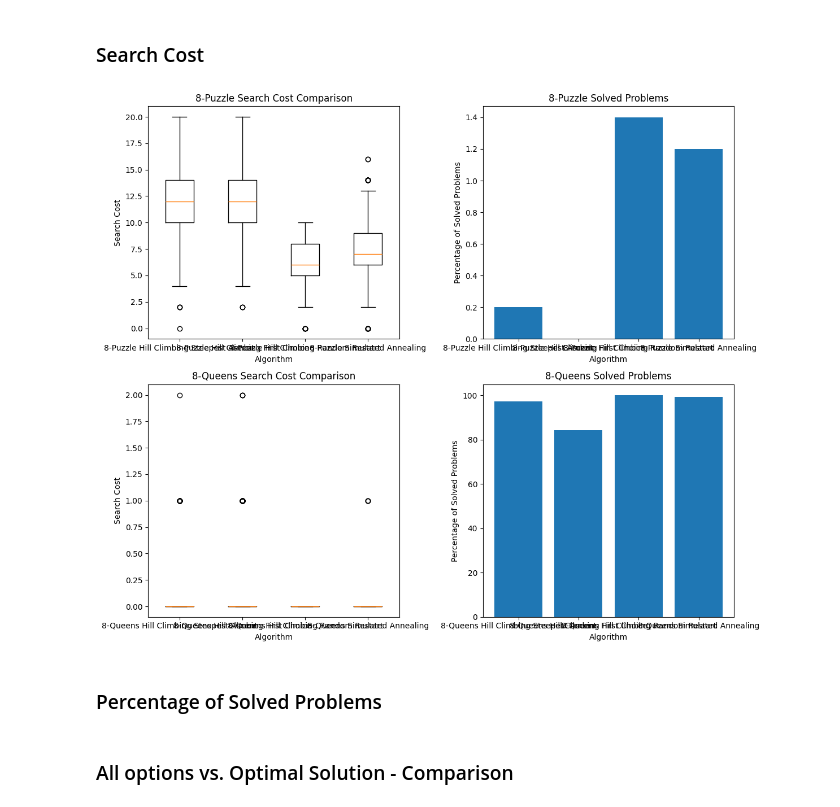
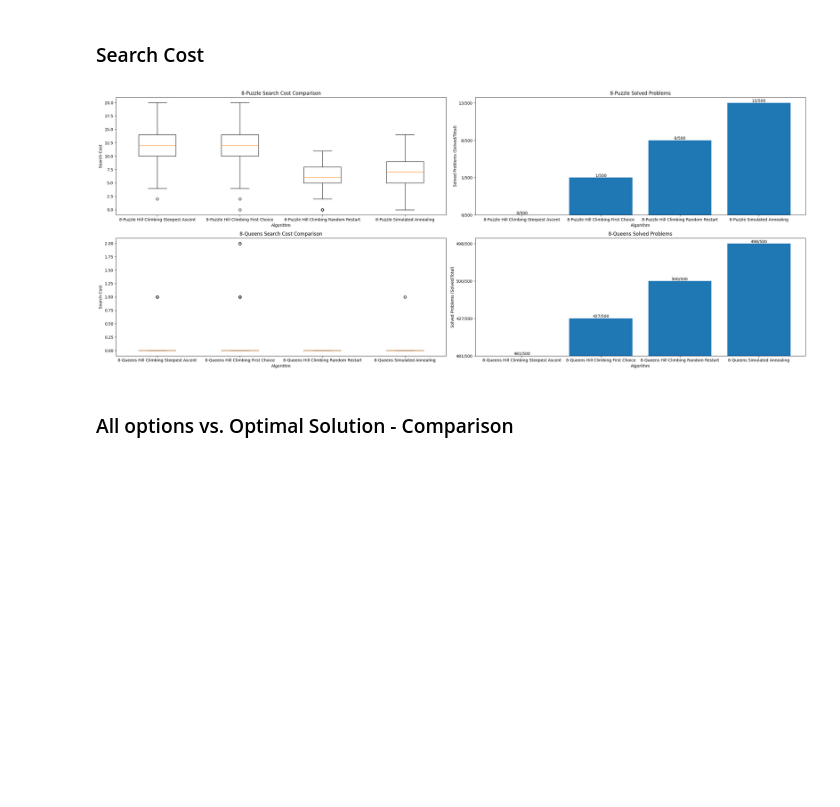
Before and after one commit to panchi64/ai-hw, a Jupyter notebook: hw-4/Group B - Programming Assignment 3.ipynb, the cells around one changed output. Saved outputs shown, nothing was run; the diff lists cells and outputs as text; code cells hidden in the pictures; blank space fills up the shorter version.

Commit message:
Edited the plots
Plots are wider to fit algorithm names and now box plots contain the amount of solved problems on the bars.

```diff
--- a/hw-4/Group B - Programming Assignment 3.ipynb
+++ b/hw-4/Group B - Programming Assignment 3.ipynb
@@ -366,7 +366,7 @@ def sa_8_queens(initial_state, initial_temperature, cooling_rate, max_iterations
 ### Search Cost
 # %%
 def visualize_search_costs(results):
-    fig, axes = plt.subplots(nrows=2, ncols=2, figsize=(12, 10))
+    fig, axes = plt.subplots(nrows=2, ncols=2, figsize=(25, 10))
 
     for i, problem in enumerate(["8-Puzzle", "8-Queens"]):
         search_costs_plot = axes[i][0]
@@ -374,28 +374,29 @@ def visualize_search_costs(results):
 
         search_costs_data = []
         labels = []
+        solved_problems_totals = []
 
         for algorithm_name, (search_costs, _) in results.items():
             if problem in algorithm_name:
                 search_costs_data.append(search_costs)
-                labels.append(algorithm_name)
+                labels.append(algorithm_name)  # Move this inside the loop
+                solved_problems_count = sum(cost == 0 for cost in search_costs)
+                solved_problems_totals.append((solved_problems_count, len(search_costs)))
 
-        search_costs_plot.boxplot(search_costs_data, labels=labels)
+        search_costs_plot.boxplot(search_costs_data, labels=labels)  # Move this inside the loop
         search_costs_plot.set_title(f"{problem} Search Cost Comparison")
         search_costs_plot.set_xlabel("Algorithm")
         search_costs_plot.set_ylabel("Search Cost")
 
-        solved_problems_data = []
-        for algorithm_name, (search_costs, _) in results.items():
-            if problem in algorithm_name:
-                solved_problems_count = sum(cost == 0 for cost in search_costs)
-                solved_problems_percentage = (solved_problems_count / len(search_costs)) * 100
-                solved_problems_data.append(solved_problems_percentage)
+        solved_problems_data = [f"{solved}/{total}" for solved, total in solved_problems_totals]
 
-        solved_problems_plot.bar(labels, solved_problems_data)
+        for bar, label in zip(solved_problems_plot.bar(labels, solved_problems_data), solved_problems_data):
+            solved_problems_plot.text(bar.get_x() + bar.get_width() / 2, bar.get_height(), label,
+                                      ha='center', va='bottom')
+
         solved_problems_plot.set_title(f"{problem} Solved Problems")
         solved_problems_plot.set_xlabel("Algorithm")
-        solved_problems_plot.set_ylabel("Percentage of Solved Problems")
+        solved_problems_plot.set_ylabel("Solved Problems (Solved/Total)")
 
     plt.tight_layout()
     plt.show()
@@ -417,35 +418,33 @@ def compare_algorithms(num_instances=500, max_restarts=15, initial_temperature=1
     results = {}
     for algorithm_name, algorithm_func in algorithms:
         search_costs = []
         execution_times = []
         for _ in range(num_instances):
             if "8-Puzzle" in algorithm_name:
                 initial_state = gen_8p_init_state()
                 check_state = check_puzzle_state
             else:
                 initial_state = gen_8q_init_state()
                 check_state = verify_queens_state
 
             start_time = time.time()
             if "Random Restart" in algorithm_name:
                 solution = algorithm_func(initial_state, max_restarts)
             elif "Simulated Annealing" in algorithm_name:
                 solution = algorithm_func(initial_state, initial_temperature, cooling_rate, max_iterations)
             else:
                 solution = algorithm_func(initial_state)
             end_time = time.time()
             search_cost = check_state(solution)
             search_costs.append(search_cost)
             execution_times.append(end_time - start_time)
         results[algorithm_name] = (search_costs, execution_times)
 
     visualize_search_costs(results)
 
 if __name__ == "__main__":
     compare_algorithms()
 # %% [output]
-[figure, old version]
+[figure, new version]
-# %% [markdown]
-### Percentage of Solved Problems
 # %% [markdown]
 ### All options vs. Optimal Solution - Comparison
```
